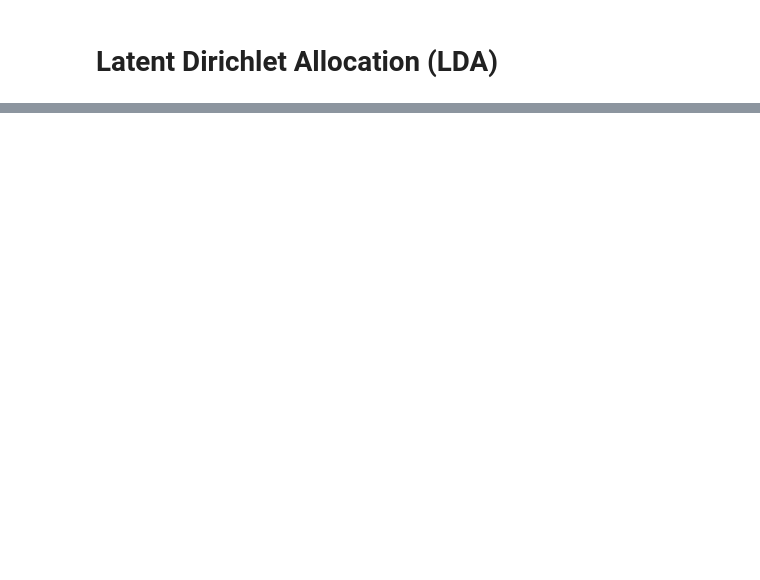
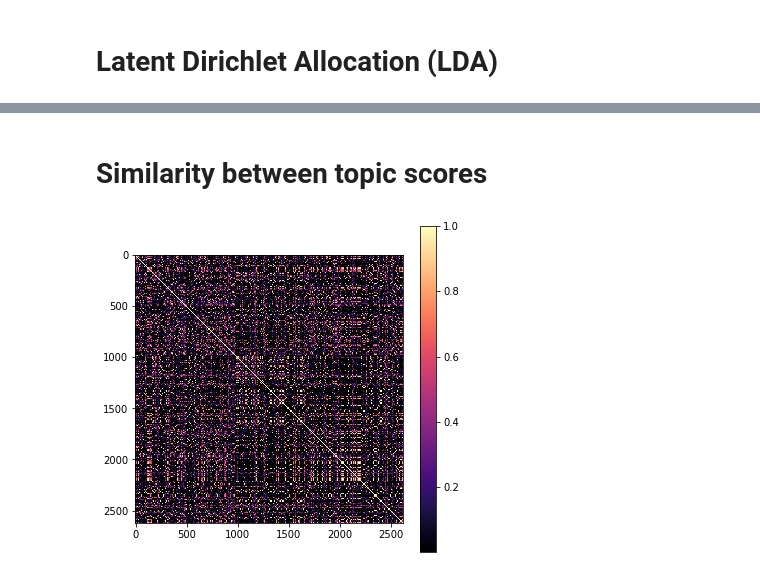
Before and after one commit to amandakeasson/edu-cater, a Jupyter notebook: edu-cater.ipynb, the cells around one changed output, grey strips where cells are left out. Cells and saved outputs as stored; diff of their text form; code cells hidden in the pictures; blank space fills up the shorter version.

```diff
--- a/edu-cater.ipynb
+++ b/edu-cater.ipynb
@@ -382,3 +537,35 @@ for idx, topic in lda_model.print_topics(-1):
+# %% [markdown]
+# Similarity between topic scores
+# %%
+# similarity b/w topic scores
+
+def doctopics(ind):
+    unseen_document = course_info_all[ind]
+    bow_vector = dictionary.doc2bow(preprocess(unseen_document))
+    topic_tuples = lda_model.get_document_topics(bow_vector, 0, 0, True)[0]
+    topic_scores = np.zeros((1, len(topic_tuples)))
+    for i, score in enumerate(topic_tuples):
+        topic_scores[0,i] = score[1]
+    return topic_scores
+
+scoremat = np.zeros((len(course_info_all),ntopics))
+
+for i in range(len(course_info_all)):
+    scoremat[i,:] = doctopics(i)
+
+savemat('edu-app/scoremat.mat',{'scoremat': scoremat})
+
+thresh = .7
+scorecorrs = cos_sim(scoremat)
+#scorecorrs[scorecorrs<=thresh] = 0
+#scorecorrs[scorecorrs>thresh] = 1
+
+fig = plt.figure(figsize=(6,6))
+plt.imshow(scorecorrs, cmap='magma')
+plt.colorbar()
+plt.show()
+# %% [output]
+[figure, added]
 # %%
 # distribution of best-matching topics
 
```
Also changed, not shown: parts of 37 cells of this notebook, 39 other files.
